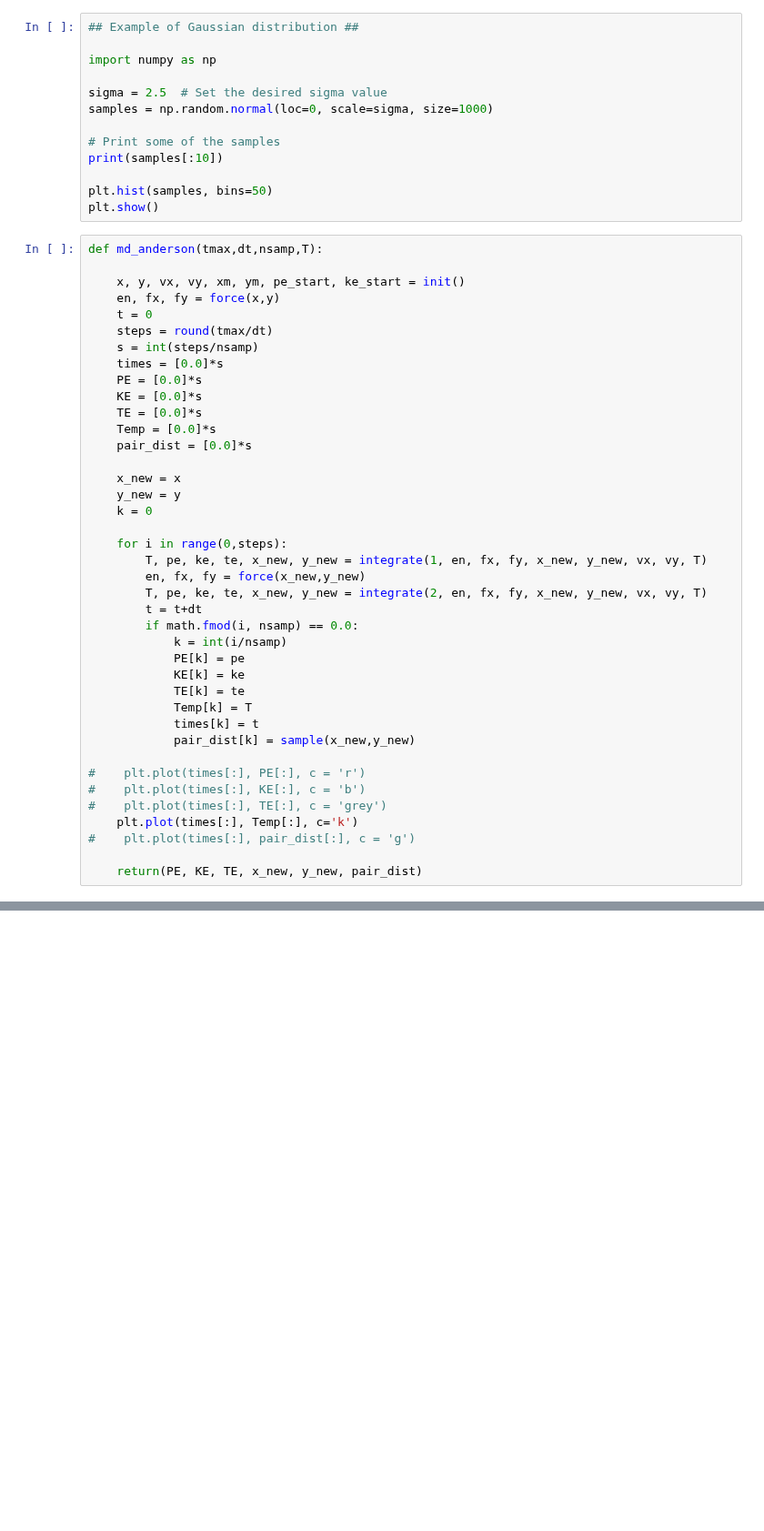
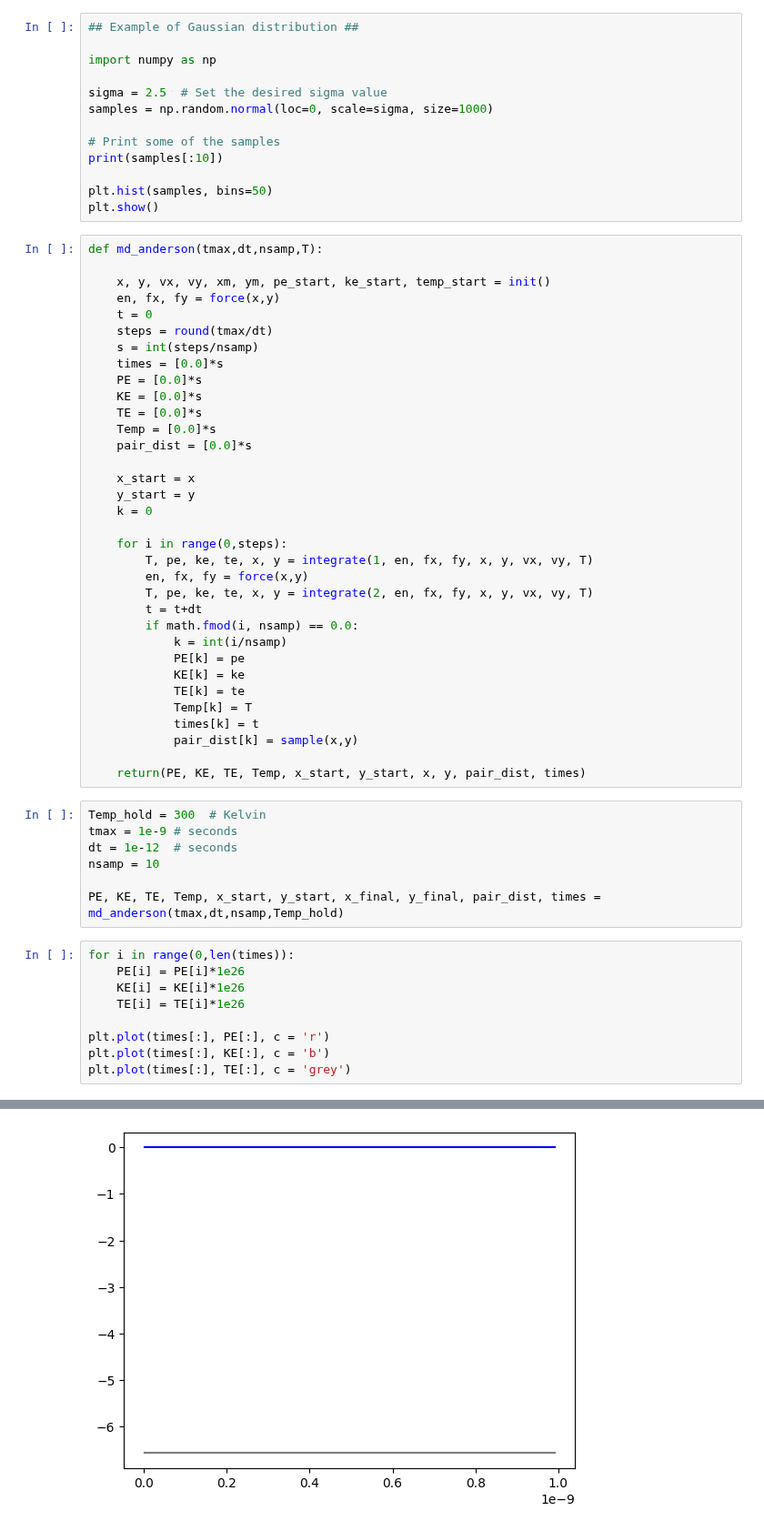
Before and after one commit to mannodiarun/MSE570, a Jupyter notebook: MD.ipynb, the cells around one changed output, grey strips where cells are left out. Shown at 91% size. Drawn from its saved outputs; the diff is of its cells as text; blank space fills up the shorter version.

```diff
--- a/MD.ipynb
+++ b/MD.ipynb
@@ -396,7 +383,7 @@ plt.show()
 # %%
 def md_anderson(tmax,dt,nsamp,T):
 
-    x, y, vx, vy, xm, ym, pe_start, ke_start = init()
+    x, y, vx, vy, xm, ym, pe_start, ke_start, temp_start = init()
     en, fx, fy = force(x,y)
     t = 0
     steps = round(tmax/dt)
@@ -408,14 +395,14 @@ def md_anderson(tmax,dt,nsamp,T):
     Temp = [0.0]*s
     pair_dist = [0.0]*s
 
-    x_new = x
-    y_new = y
+    x_start = x
+    y_start = y
     k = 0
 
     for i in range(0,steps):
-        T, pe, ke, te, x_new, y_new = integrate(1, en, fx, fy, x_new, y_new, vx, vy, T)
-        en, fx, fy = force(x_new,y_new)
-        T, pe, ke, te, x_new, y_new = integrate(2, en, fx, fy, x_new, y_new, vx, vy, T)
+        T, pe, ke, te, x, y = integrate(1, en, fx, fy, x, y, vx, vy, T)
+        en, fx, fy = force(x,y)
+        T, pe, ke, te, x, y = integrate(2, en, fx, fy, x, y, vx, vy, T)
         t = t+dt
         if math.fmod(i, nsamp) == 0.0:
             k = int(i/nsamp)
@@ -424,12 +411,23 @@ def md_anderson(tmax,dt,nsamp,T):
             TE[k] = te
             Temp[k] = T
             times[k] = t
-            pair_dist[k] = sample(x_new,y_new)
+            pair_dist[k] = sample(x,y)
 
-#    plt.plot(times[:], PE[:], c = 'r')
-#    plt.plot(times[:], KE[:], c = 'b')
-#    plt.plot(times[:], TE[:], c = 'grey')
-    plt.plot(times[:], Temp[:], c='k')
-#    plt.plot(times[:], pair_dist[:], c = 'g')
-
-    return(PE, KE, TE, x_new, y_new, pair_dist)
+    return(PE, KE, TE, Temp, x_start, y_start, x, y, pair_dist, times)
+# %%
+Temp_hold = 300  # Kelvin
+tmax = 1e-9 # seconds
+dt = 1e-12  # seconds
+nsamp = 10
+
+PE, KE, TE, Temp, x_start, y_start, x_final, y_final, pair_dist, times = md_anderson(tmax,dt,nsamp,Temp_hold)
+# %%
+for i in range(0,len(times)):
+    PE[i] = PE[i]*1e26
+    KE[i] = KE[i]*1e26
+    TE[i] = TE[i]*1e26
+
+plt.plot(times[:], PE[:], c = 'r')
+plt.plot(times[:], KE[:], c = 'b')
+plt.plot(times[:], TE[:], c = 'grey')
+# %% [output]
@@ -435,0 +435 @@ def md_anderson(tmax,dt,nsamp,T):
+[figure, added]
```
Also changed, not shown: parts of 9 cells of this notebook.
